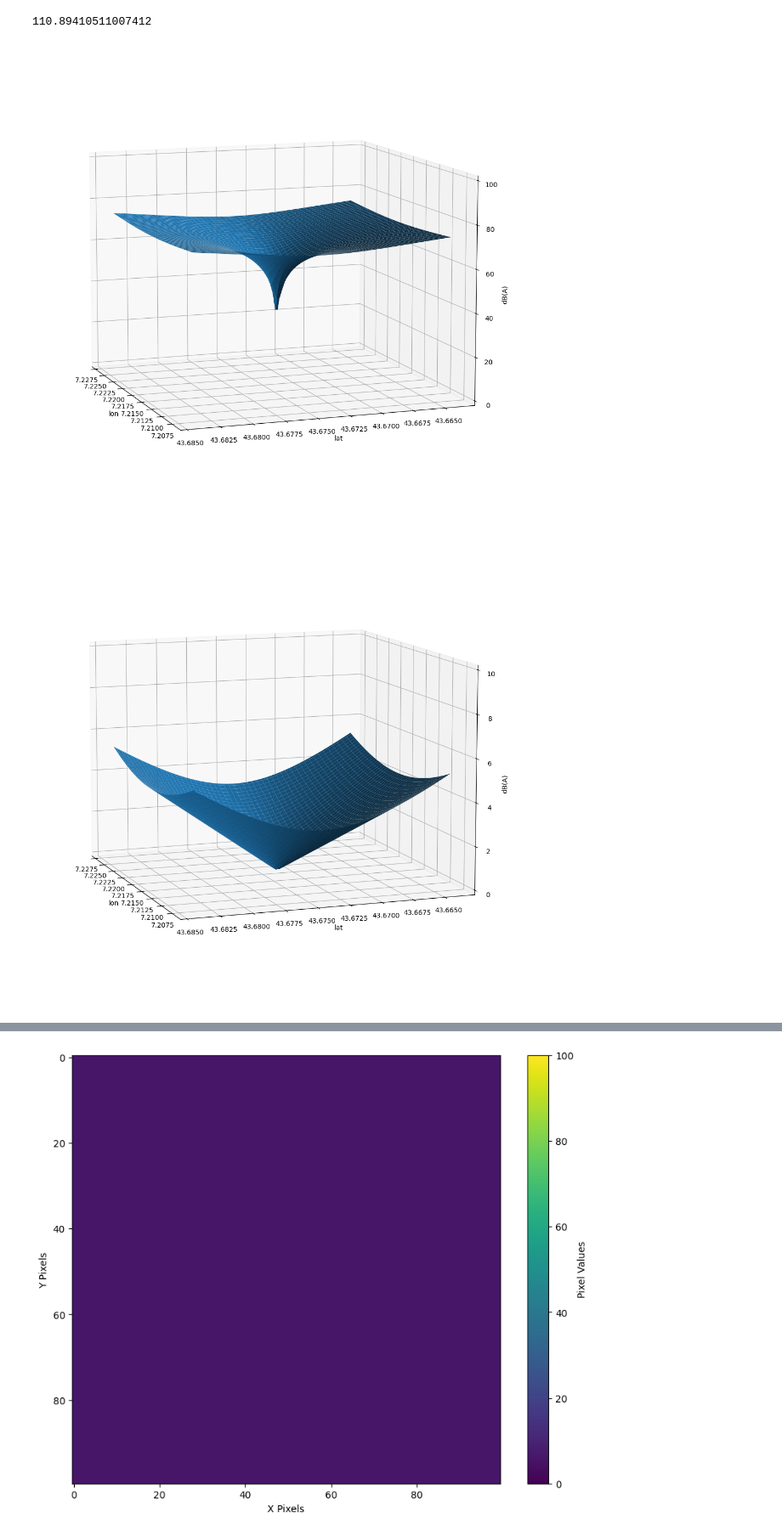
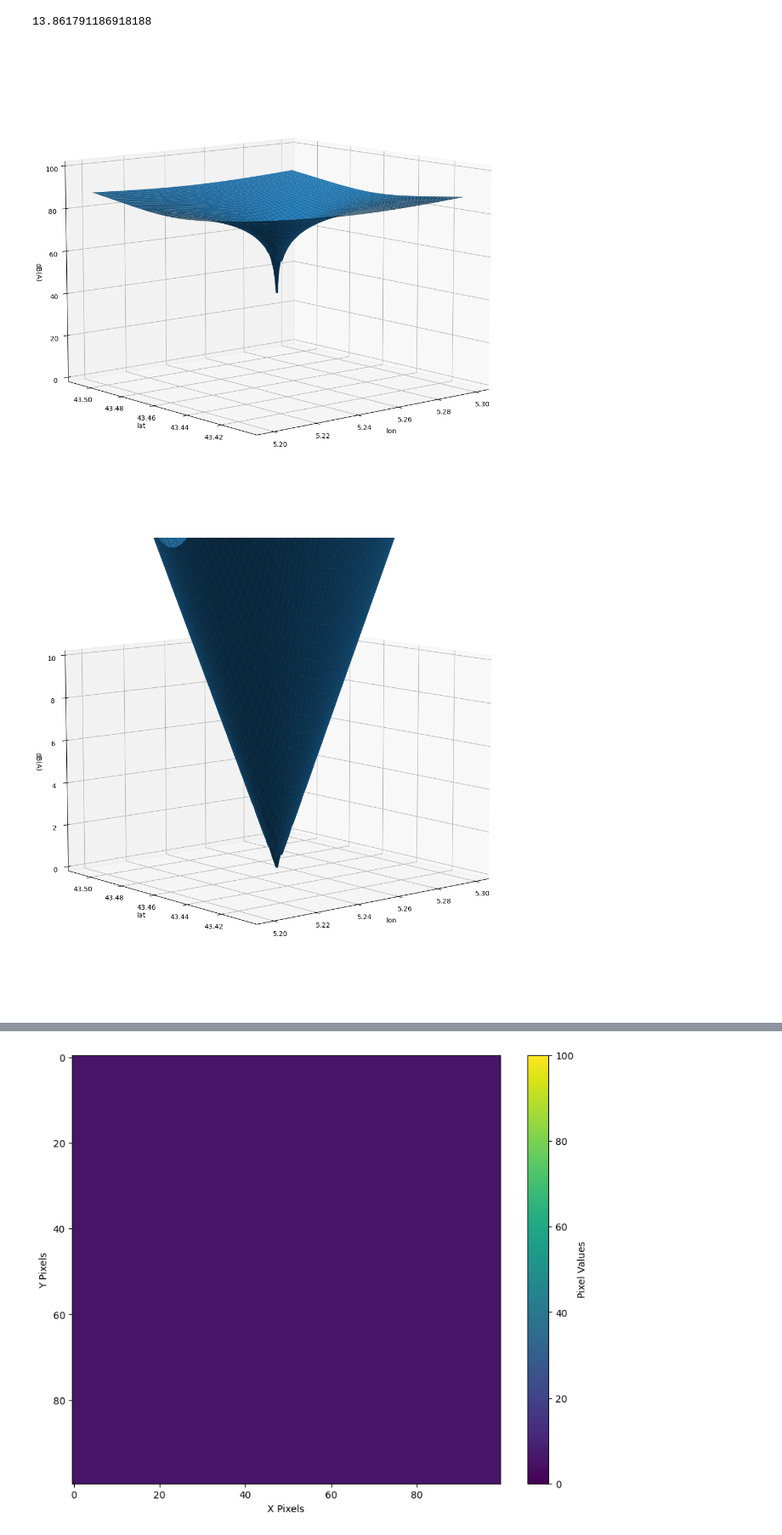
Before and after one commit to nmcdtu/windwhisper, a Jupyter notebook: dev/generate_noise_map.ipynb, the cells around one changed output, grey strips where cells are left out. Shown at 85% size. Cells and saved outputs as stored; diff of their text form; code cells hidden in the pictures.

```diff
--- a/dev/generate_noise_map.ipynb
+++ b/dev/generate_noise_map.ipynb
@@ -18,7 +18,7 @@ wind_turbines = {
     'Turbine 0':
      {'diameter': 70.0,
    'hub height': 85.0,
-   'position': (43.67402852737928, 7.2169801653160395),
+   'position': (43.457385, 5.249464),
    'power': 2500.0},
    #'Turbine 1':
    # {'diameter': 60.0,
@@ -83,7 +134,7 @@ ax.view_init(azim=160, elev=10)
 # %%
 wt.noise_map.haversine_distances.min()
 # %% [output]
-110.89410511007412
+13.861791186918188
 # %%
 import numpy as np
 import matplotlib.pyplot as plt
@@ -98,25 +149,25 @@ ax.set_zlim(0, 100)
 wt.noise_map.noise_attenuation.distance_attenuation.plot.surface()
 ax.set_zlabel("dB(A)")
 # Set the azimuth and elevation angles
-ax.view_init(azim=160, elev=10)
+ax.view_init(azim=-130, elev=10)
 plt.tight_layout()
 # %% [output]
-[figure, old version]
+[figure, new version]
 # %%
 import numpy as np
 import matplotlib.pyplot as plt
 
 from mpl_toolkits.mplot3d import Axes3D
 
 fig = plt.figure(figsize=(10, 10))
 ax = fig.add_subplot(111, projection='3d')
 ax.set_zlim(0, 10)
 
 wt.noise_map.noise_attenuation.atmospheric_absorption.plot.surface()
 ax.set_zlabel("dB(A)")
 # Set the azimuth and elevation angles
-ax.view_init(azim=160, elev=10)
+ax.view_init(azim=-130, elev=10)
 plt.tight_layout()
 # %% [output]
-[figure, old version]
+[figure, new version]
 # %%
```
Also changed, not shown: parts of 20 cells of this notebook, 9 other files.
